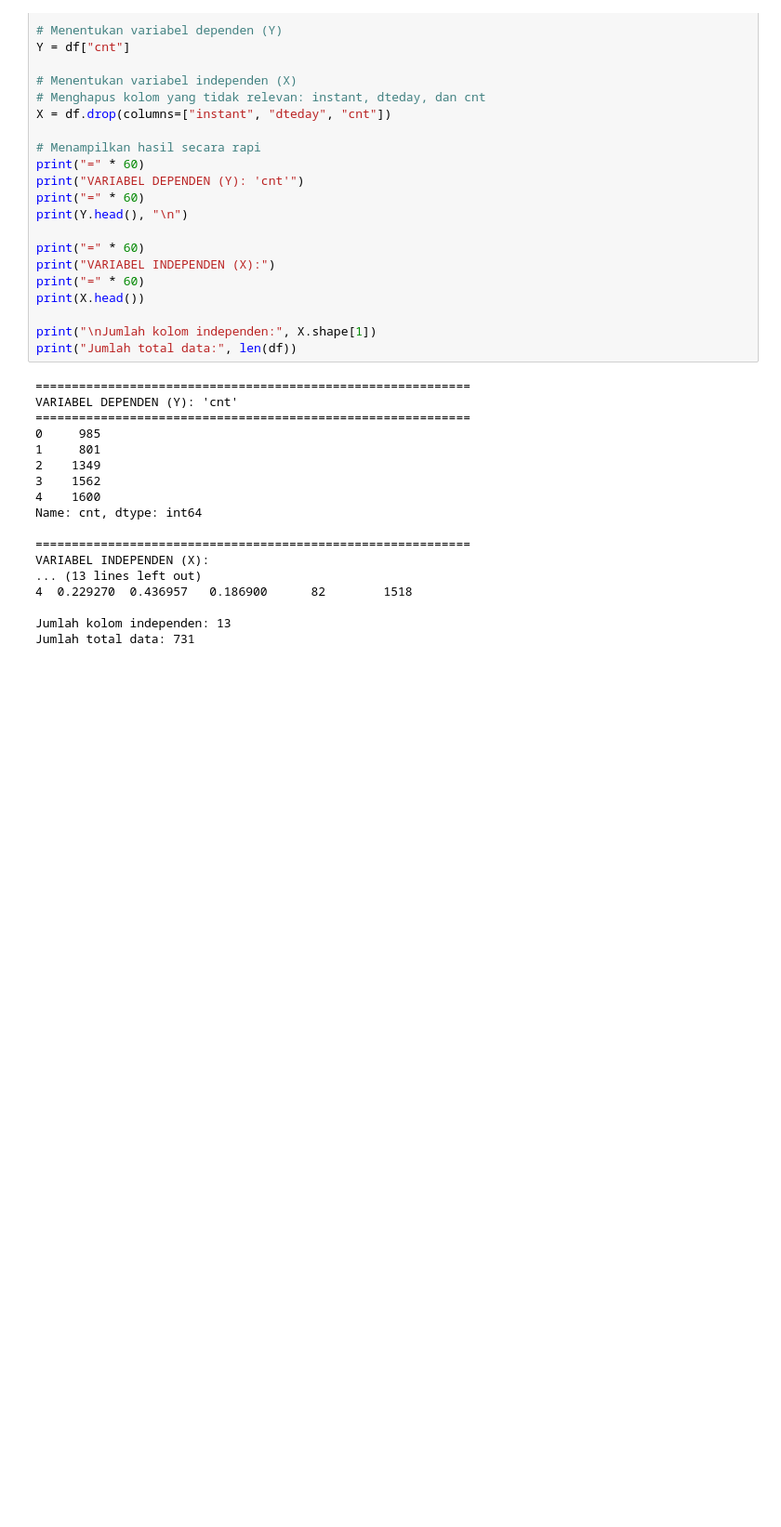
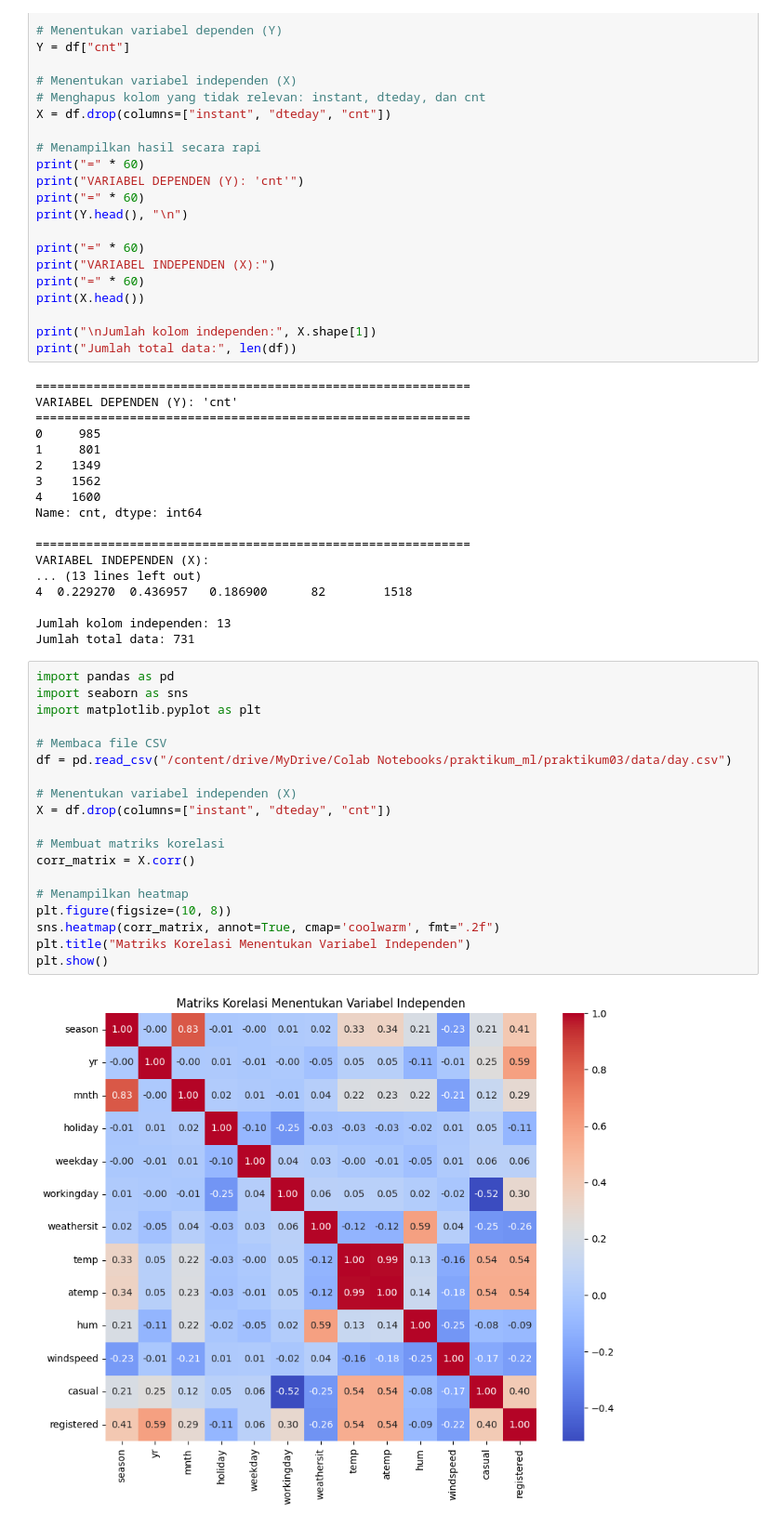
Before and after one commit to muhamadfadil316/MACHINE-LEARNING, a Jupyter notebook: PraktikumMandiri03.ipynb, the cells around one changed output. Shown at 93% size. Drawn from its saved outputs; the diff is of its cells as text; blank space fills up the shorter version.

```diff
--- a/PraktikumMandiri03.ipynb
+++ b/PraktikumMandiri03.ipynb
@@ -66,3 +66,24 @@ VARIABEL INDEPENDEN (X):
 
 Jumlah kolom independen: 13
 Jumlah total data: 731
+# %%
+import pandas as pd
+import seaborn as sns
+import matplotlib.pyplot as plt
+
+# Membaca file CSV
+df = pd.read_csv("/content/drive/MyDrive/Colab Notebooks/praktikum_ml/praktikum03/data/day.csv")
+
+# Menentukan variabel independen (X)
+X = df.drop(columns=["instant", "dteday", "cnt"])
+
+# Membuat matriks korelasi
+corr_matrix = X.corr()
+
+# Menampilkan heatmap
+plt.figure(figsize=(10, 8))
+sns.heatmap(corr_matrix, annot=True, cmap='coolwarm', fmt=".2f")
+plt.title("Matriks Korelasi Menentukan Variabel Independen")
+plt.show()
+# %% [output]
+[figure, added]
```
